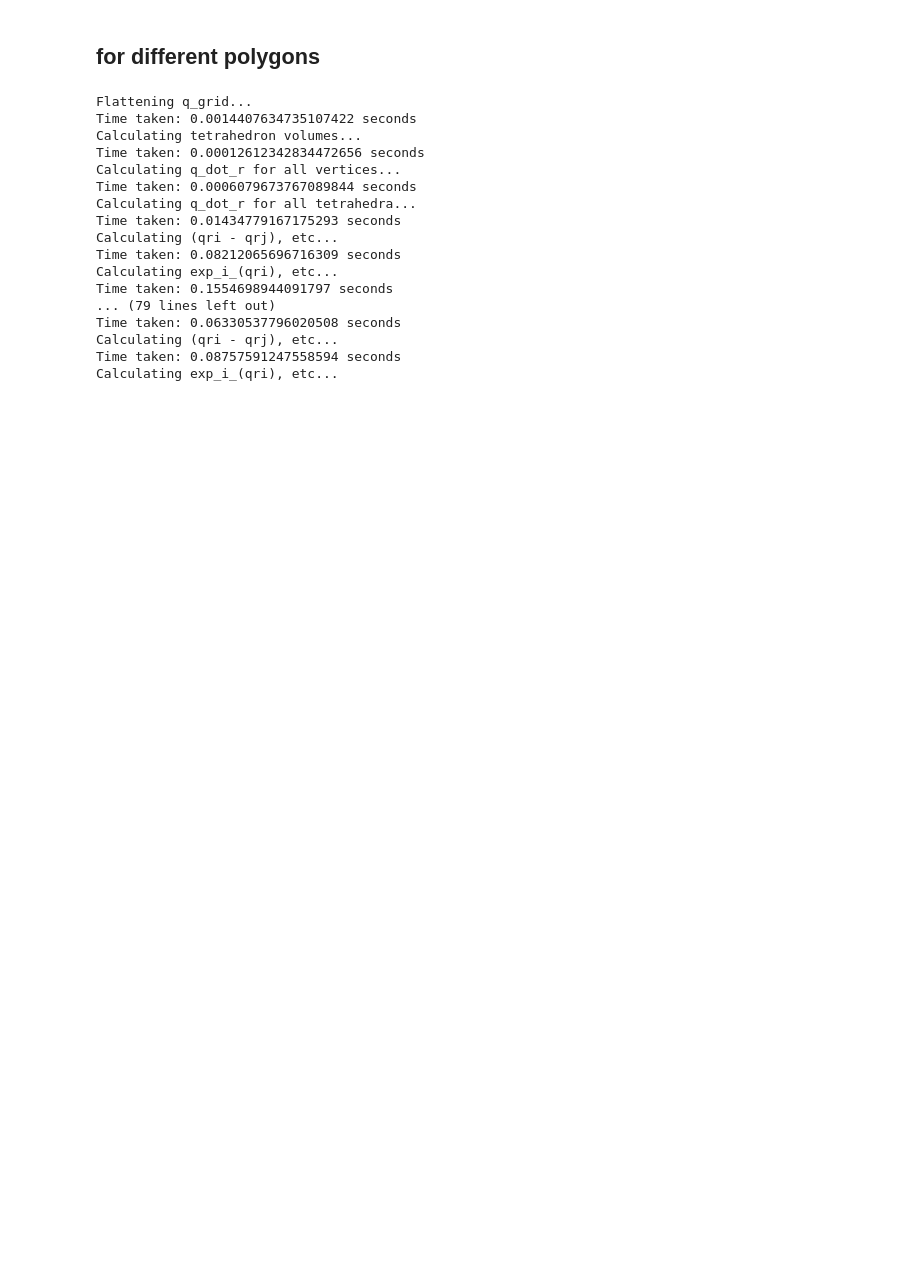
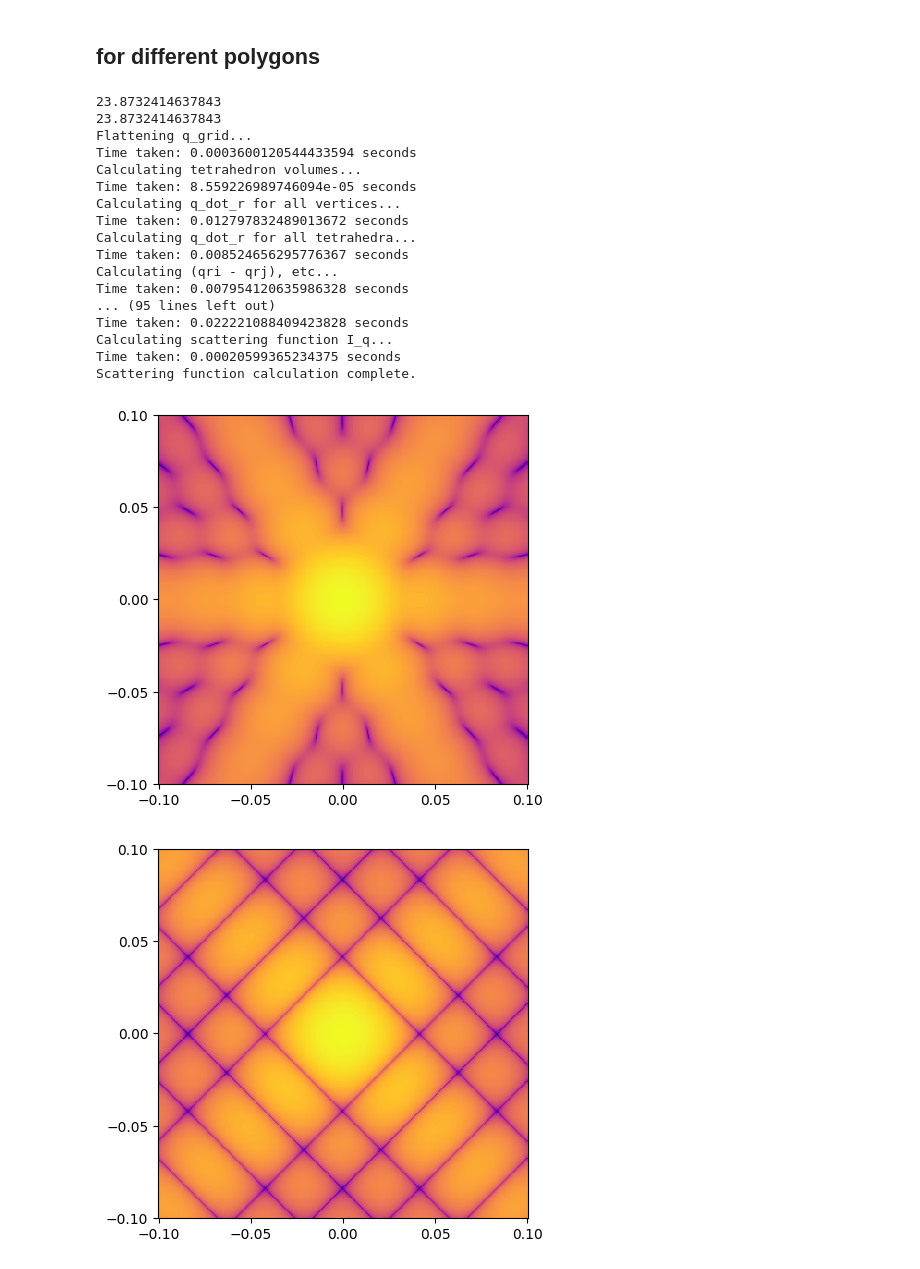
Before and after one commit to ch-tung/simplex_scattering, a Jupyter notebook: test_Simplex.ipynb, the cells around one changed output. Drawn from its saved outputs; the diff is of its cells as text; code cells hidden in the pictures; blank space fills up the shorter version.

```diff
--- a/test_Simplex.ipynb
+++ b/test_Simplex.ipynb
@@ -299,43 +503,45 @@ def generate_tetrahedra(n, R, AR):
 # %%
 qx = np.linspace(-1, 1, 400)*0.1
 qy = np.linspace(-1, 1, 400)*0.1
 qz = 0
 
 q_grid = np.meshgrid(qx, qy, qz)
 
-n_list = [3, 4, 5, 6, 10, 100]
+n_list = [3, 4, 5, 6, 10]
 verts, tetrahedra = generate_tetrahedra(4, 150, 3)
 for n in n_list:
     verts, tetrahedra = generate_tetrahedra(n, R, AR)
     I_q_grid_flat = scattering_function_tetrahedron(verts, tetrahedra, q_grid)
     I_q = I_q_grid_flat.reshape(q_grid[0].shape)
 
     fig = plt.figure()
     ax = fig.add_subplot(111)
 
     # pcolor plot of the scattering function
     qx_plot = q_grid[0][:,:, 0]
     qy_plot = q_grid[1][:,:, 0]
     I_q_plot = I_q[:,:, 0]
     ax.pcolor(qx_plot, qy_plot, np.log(I_q_plot), cmap='plasma')
     ax.set_xticks(np.linspace(-0.1, 0.1, 5))
     ax.set_yticks(np.linspace(-0.1, 0.1, 5))
     ax.set_aspect('equal')
 # %% [output]
+23.8732414637843
+23.8732414637843
 Flattening q_grid...
-Time taken: 0.0014407634735107422 seconds
+Time taken: 0.0003600120544433594 seconds
 Calculating tetrahedron volumes...
-Time taken: 0.00012612342834472656 seconds
+Time taken: 8.559226989746094e-05 seconds
 Calculating q_dot_r for all vertices...
-Time taken: 0.0006079673767089844 seconds
+Time taken: 0.012797832489013672 seconds
 Calculating q_dot_r for all tetrahedra...
-Time taken: 0.01434779167175293 seconds
+Time taken: 0.008524656295776367 seconds
 Calculating (qri - qrj), etc...
-Time taken: 0.08212065696716309 seconds
-Calculating exp_i_(qri), etc...
-Time taken: 0.1554698944091797 seconds
-... (79 lines left out)
-Time taken: 0.06330537796020508 seconds
-Calculating (qri - qrj), etc...
-Time taken: 0.08757591247558594 seconds
-Calculating exp_i_(qri), etc...
+Time taken: 0.007954120635986328 seconds
+... (95 lines left out)
+Time taken: 0.022221088409423828 seconds
+Calculating scattering function I_q...
+Time taken: 0.00020599365234375 seconds
+Scattering function calculation complete.
+[figure, added]
+[figure, added]
```
Also changed, not shown: parts of 14 cells of this notebook.
